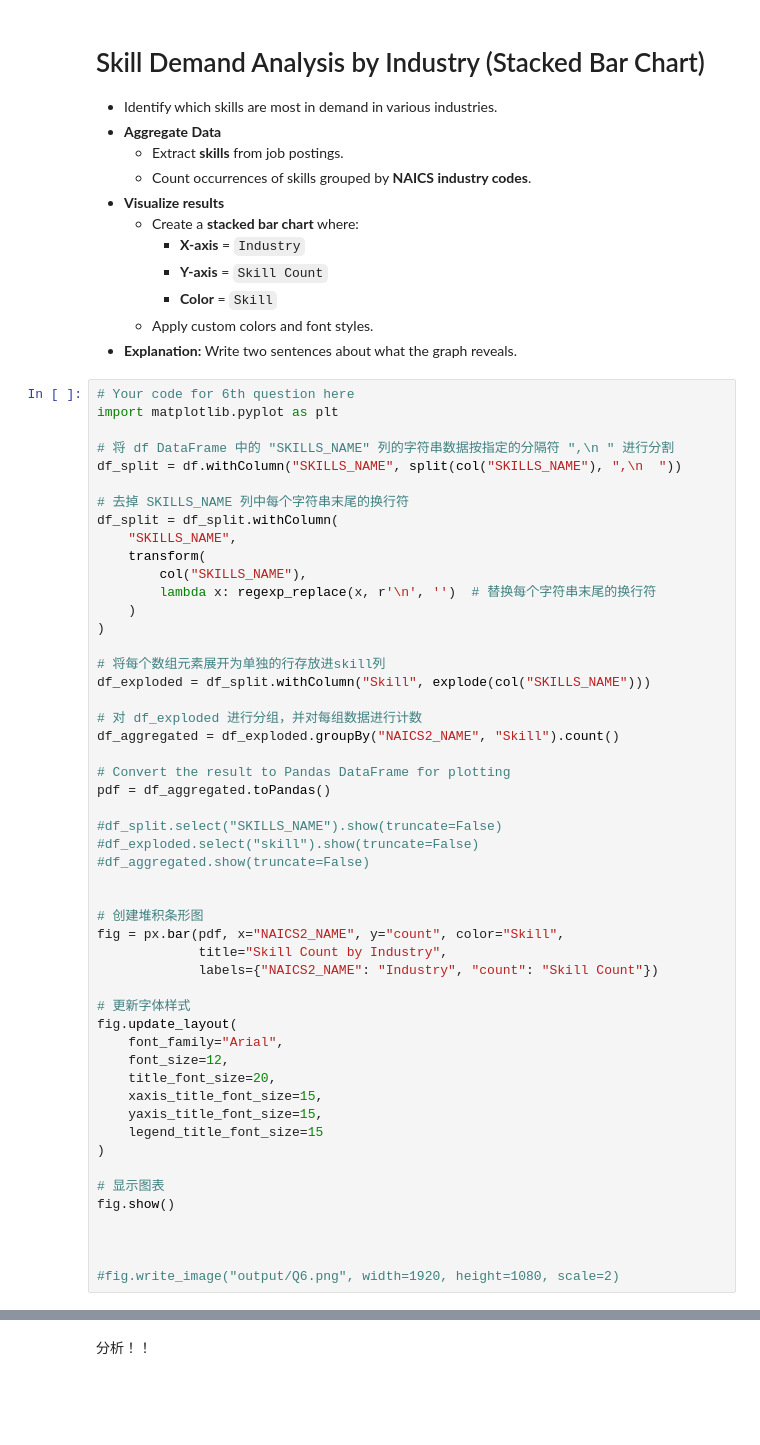
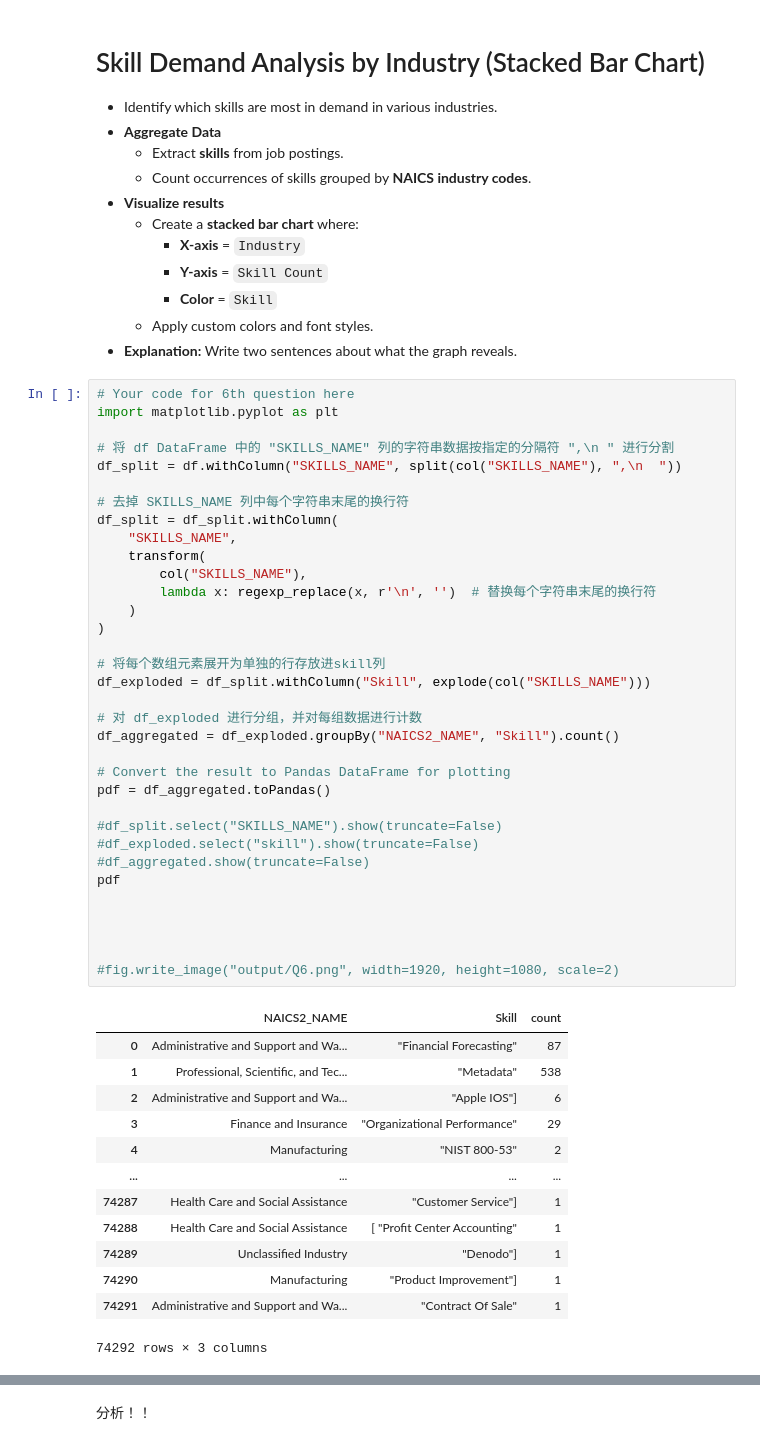
Before and after one commit to met-ad-688/lab06-CYXNBNBNB, a Jupyter notebook: lab06_YuxuanChen.ipynb, the cells around one changed output, grey strips where cells are left out. Cells and saved outputs as stored; diff of their text form; blank space fills up the shorter version.

```diff
--- a/lab06_YuxuanChen.ipynb
+++ b/lab06_YuxuanChen.ipynb
@@ -281,48 +286,45 @@ import matplotlib.pyplot as plt
 
 # 将 df DataFrame 中的 "SKILLS_NAME" 列的字符串数据按指定的分隔符 ",\n " 进行分割
 df_split = df.withColumn("SKILLS_NAME", split(col("SKILLS_NAME"), ",\n  "))
 
 # 去掉 SKILLS_NAME 列中每个字符串末尾的换行符
 df_split = df_split.withColumn(
     "SKILLS_NAME",
     transform(
         col("SKILLS_NAME"),
         lambda x: regexp_replace(x, r'\n', '')  # 替换每个字符串末尾的换行符
     )
 )
 
 # 将每个数组元素展开为单独的行存放进skill列
 df_exploded = df_split.withColumn("Skill", explode(col("SKILLS_NAME")))
 
 # 对 df_exploded 进行分组，并对每组数据进行计数
 df_aggregated = df_exploded.groupBy("NAICS2_NAME", "Skill").count()
 
 # Convert the result to Pandas DataFrame for plotting
 pdf = df_aggregated.toPandas()
 
 #df_split.select("SKILLS_NAME").show(truncate=False)
 #df_exploded.select("skill").show(truncate=False)
 #df_aggregated.show(truncate=False)
+pdf
 
-
-# 创建堆积条形图
-fig = px.bar(pdf, x="NAICS2_NAME", y="count", color="Skill",
-             title="Skill Count by Industry",
-             labels={"NAICS2_NAME": "Industry", "count": "Skill Count"})
-
-# 更新字体样式
-fig.update_layout(
-    font_family="Arial",
-    font_size=12,
-    title_font_size=20,
-    xaxis_title_font_size=15,
-    yaxis_title_font_size=15,
-    legend_title_font_size=15
-)
-
-# 显示图表
-fig.show()
 
 
 
 #fig.write_image("output/Q6.png", width=1920, height=1080, scale=2)
+# %% [output]
+|  | NAICS2_NAME | Skill | count |
+| 0 | Administrative and Support and Wa... | "Financial Forecasting" | 87 |
+| 1 | Professional, Scientific, and Tec... | "Metadata" | 538 |
+| 2 | Administrative and Support and Wa... | "Apple IOS"] | 6 |
+| 3 | Finance and Insurance | "Organizational Performance" | 29 |
+| 4 | Manufacturing | "NIST 800-53" | 2 |
+| ... | ... | ... | ... |
+| 74287 | Health Care and Social Assistance | "Customer Service"] | 1 |
+| 74288 | Health Care and Social Assistance | [ "Profit Center Accounting" | 1 |
+| 74289 | Unclassified Industry | "Denodo"] | 1 |
+| 74290 | Manufacturing | "Product Improvement"] | 1 |
+| 74291 | Administrative and Support and Wa... | "Contract Of Sale" | 1 |
+74292 rows × 3 columns
```
Also changed, not shown: parts of 2 cells of this notebook.
